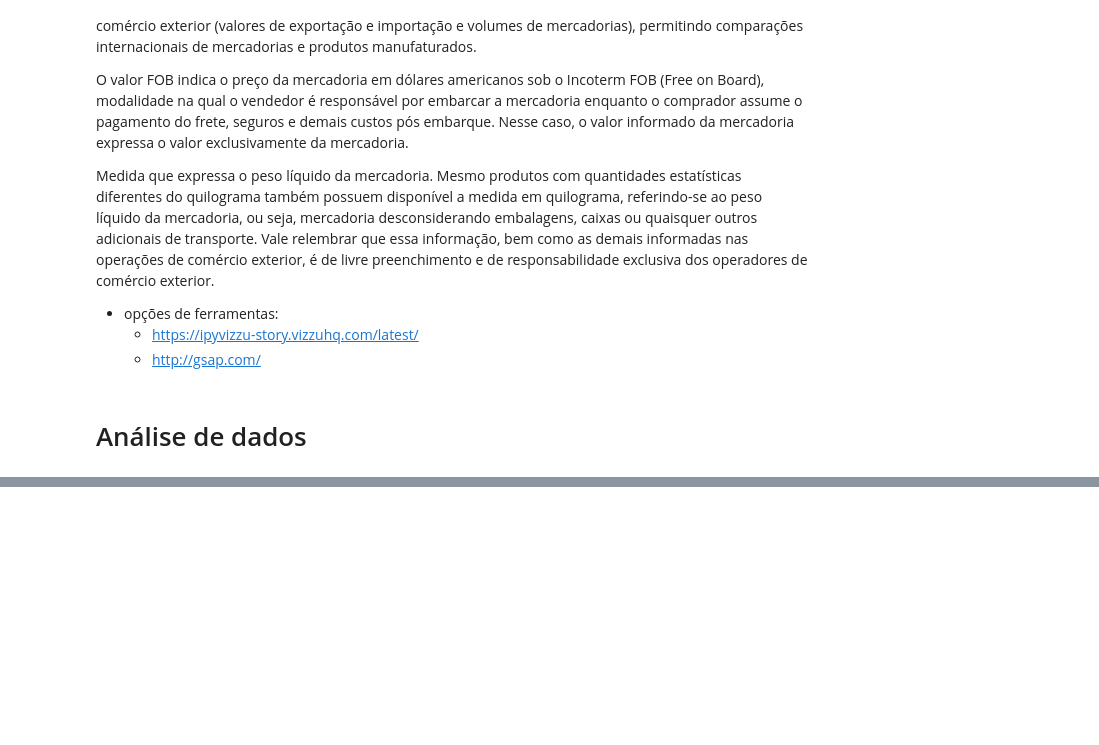
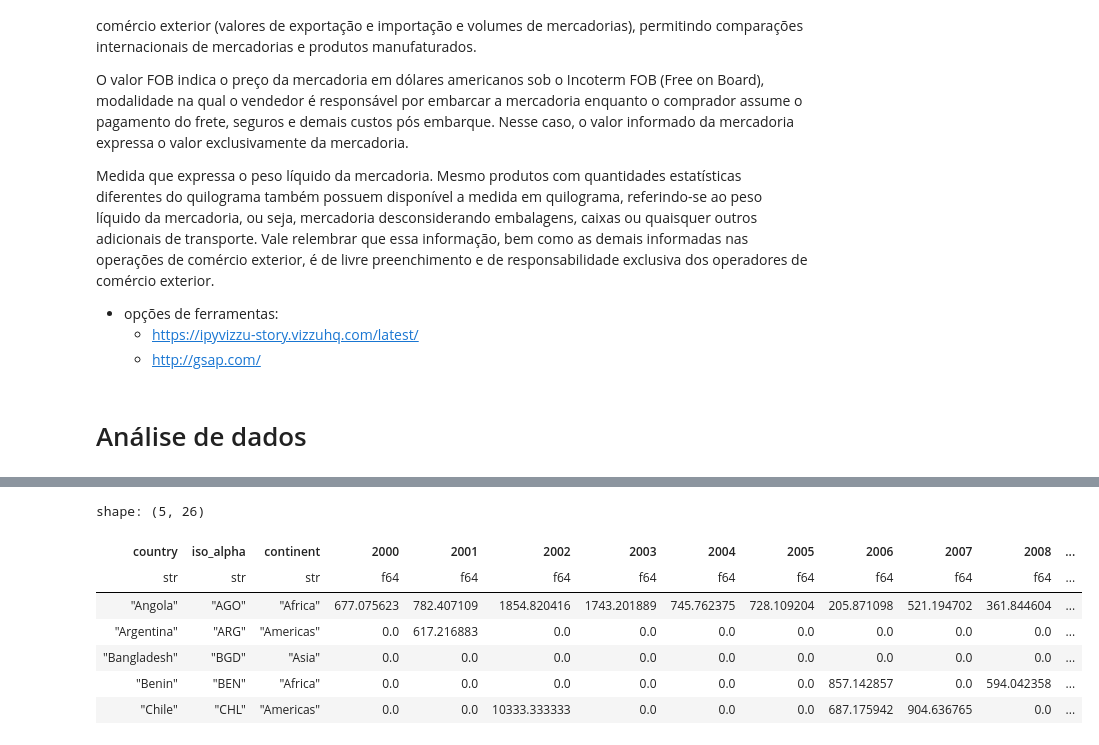
Before and after one commit to carlosvneves/fiap_techchallenge01, a Jupyter notebook: tech_challenge_fase01/wineData/src/wineDataAnalysis-polars.ipynb, the cells around one changed output, grey strips where cells are left out. Cells and saved outputs as stored; diff of their text form; code cells hidden in the pictures; blank space fills up the shorter version.

```diff
--- a/tech_challenge_fase01/wineData/src/wineDataAnalysis-polars.ipynb
+++ b/tech_challenge_fase01/wineData/src/wineDataAnalysis-polars.ipynb
@@ -115,0 +152,21 @@ shape: (5, 56)
+# %%
+exp_vinho_val_by_qty = exp_vinho.select(
+    pl.col(["country", "iso_alpha", "continent"])
+).hstack(
+    pl.DataFrame(
+        [
+            exp_vinho_val[str(x)] * 1000 / exp_vinho_qty[str(x)] # multiplica o valor em dólares está em US$ 1.000
+            for x in range(2000, 2023)
+        ]
+    ).with_columns(pl.all().fill_nan(0))
+)
+exp_vinho_val_by_qty.head()
+# %% [output]
+shape: (5, 26)
+| country | iso_alpha | continent | 2000 | 2001 | 2002 | 2003 | 2004 | 2005 | 2006 | 2007 | 2008 | ... |
+| str | str | str | f64 | f64 | f64 | f64 | f64 | f64 | f64 | f64 | f64 | ... |
+| "Angola" | "AGO" | "Africa" | 677.075623 | 782.407109 | 1854.820416 | 1743.201889 | 745.762375 | 728.109204 | 205.871098 | 521.194702 | 361.844604 | ... |
+| "Argentina" | "ARG" | "Americas" | 0.0 | 617.216883 | 0.0 | 0.0 | 0.0 | 0.0 | 0.0 | 0.0 | 0.0 | ... |
+| "Bangladesh" | "BGD" | "Asia" | 0.0 | 0.0 | 0.0 | 0.0 | 0.0 | 0.0 | 0.0 | 0.0 | 0.0 | ... |
+| "Benin" | "BEN" | "Africa" | 0.0 | 0.0 | 0.0 | 0.0 | 0.0 | 0.0 | 857.142857 | 0.0 | 594.042358 | ... |
+| "Chile" | "CHL" | "Americas" | 0.0 | 0.0 | 10333.333333 | 0.0 | 0.0 | 0.0 | 687.175942 | 904.636765 | 0.0 | ... |
```
Also changed, not shown: parts of 10 cells of this notebook, 2 other files.
